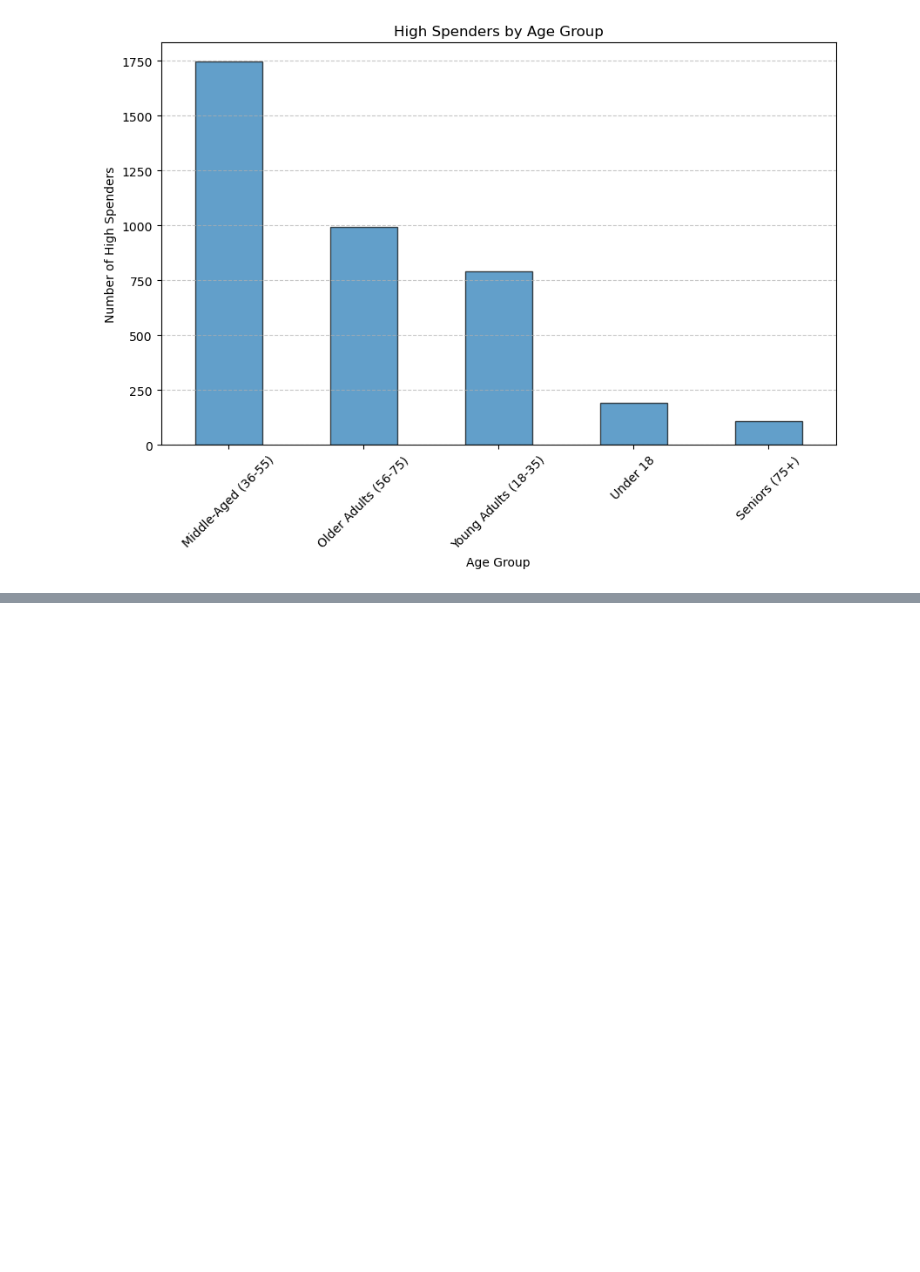
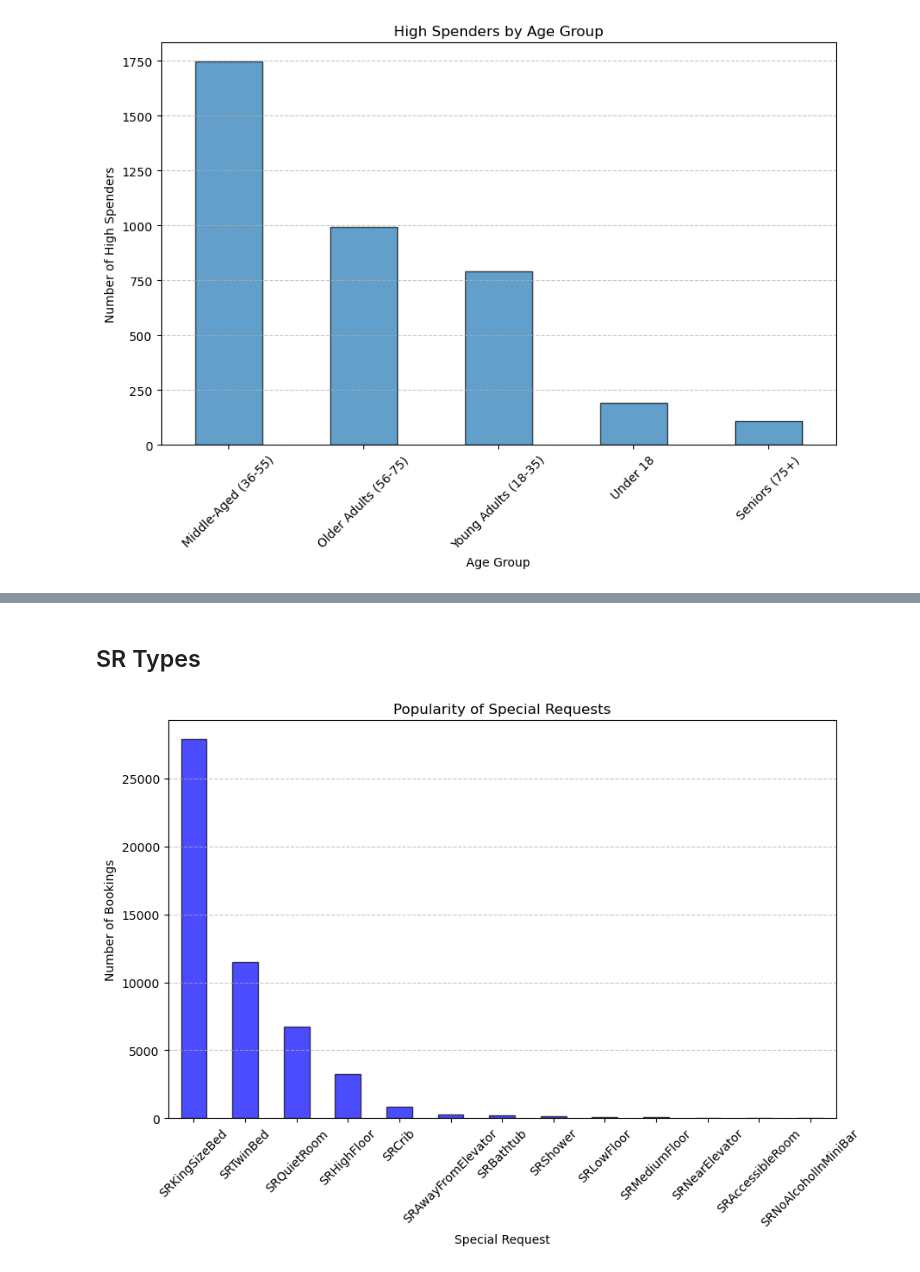
Before and after one commit to RubenCMarques/Hotel-Customer-Segmentation, a Jupyter notebook: Notebooks/Main_notebook.ipynb, the cells around one changed output, grey strips where cells are left out. Drawn from its saved outputs; the diff is of its cells as text; code cells hidden in the pictures; blank space fills up the shorter version.

Commit message:
SR Requests

```diff
--- a/Notebooks/Main_notebook.ipynb
+++ b/Notebooks/Main_notebook.ipynb
@@ -1179,0 +1181,20 @@ plt.show()
+# %% [markdown]
+## SR Types
+# %%
+# Select only SR columns
+sr_columns = [col for col in df_comparison.columns if col.startswith('SR')]
+
+# Count how often each request is made
+sr_counts = df_comparison[sr_columns].sum().sort_values(ascending=False)
+
+# Plot request frequency
+plt.figure(figsize=(10,6))
+sr_counts.plot(kind='bar', color='blue', edgecolor='black', alpha=0.7)
+plt.title('Popularity of Special Requests')
+plt.xlabel('Special Request')
+plt.ylabel('Number of Bookings')
+plt.xticks(rotation=45)
+plt.grid(axis='y', linestyle='--', alpha=0.7)
+plt.show()
+# %% [output]
+[figure, added]
```
Also changed, not shown: parts of 2 cells of this notebook.
